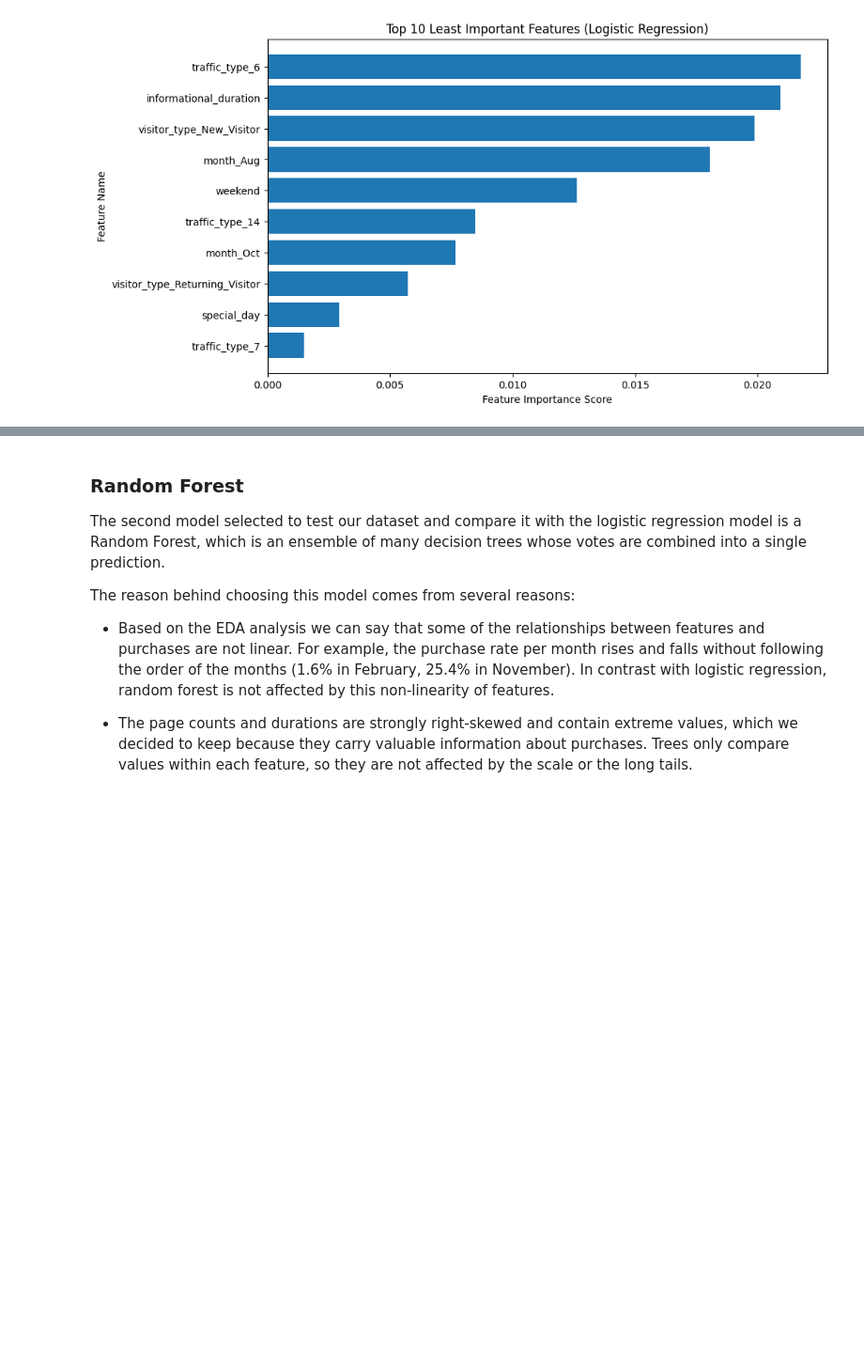
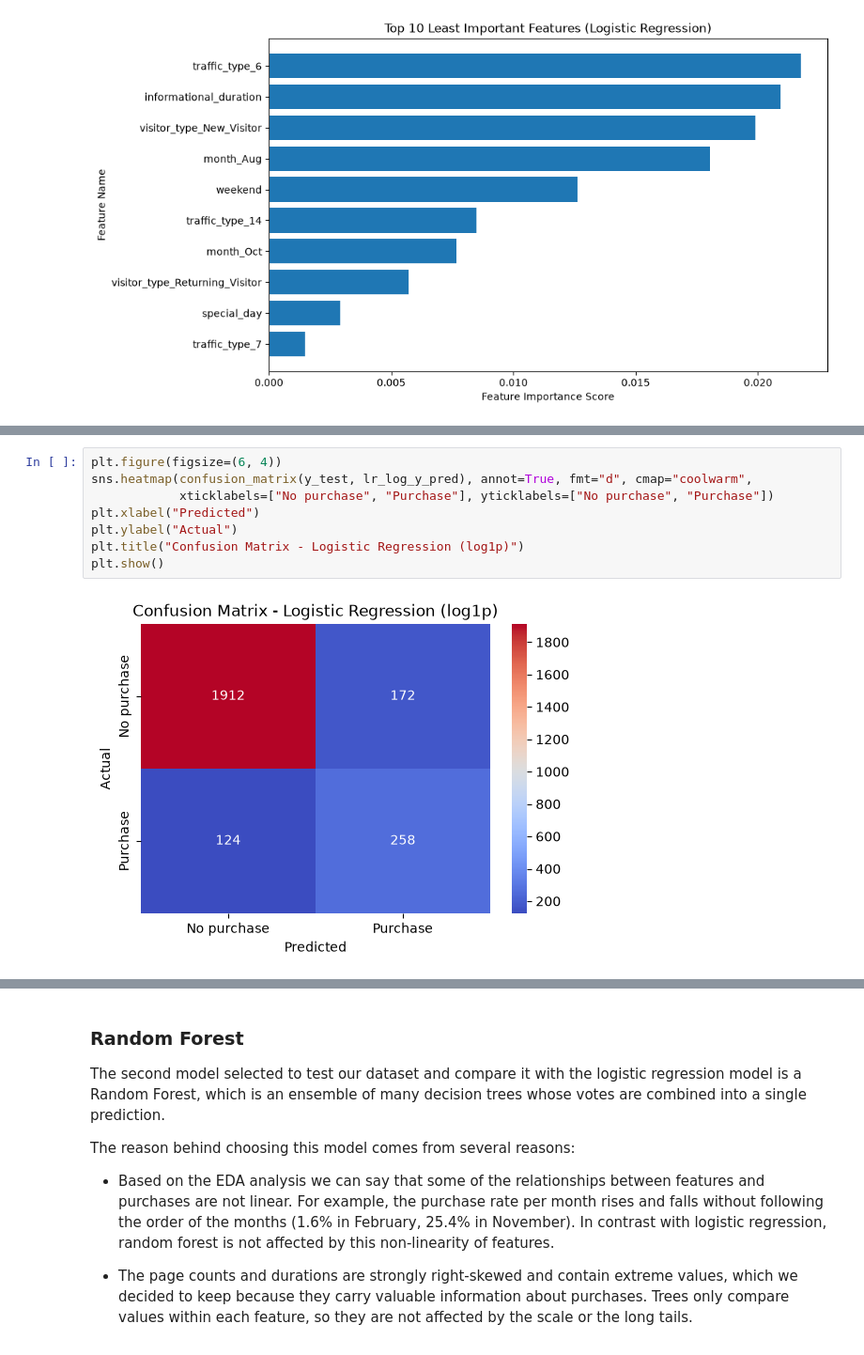
Before and after one commit to tginting-star/RLML_ecommerce_project, a Jupyter notebook: Project/Project code.ipynb, the cells around one changed output, grey strips where cells are left out. Shown at 94% size. Drawn from its saved outputs; the diff is of its cells as text; blank space fills up the shorter version.

```diff
--- a/Project/Project code.ipynb
+++ b/Project/Project code.ipynb
@@ -896,0 +964,10 @@ The final logistic regression (SMOTE, `C = 100`) reaches an F1 of 0.63 in cross-
+# %%
+plt.figure(figsize=(6, 4))
+sns.heatmap(confusion_matrix(y_test, lr_log_y_pred), annot=True, fmt="d", cmap="coolwarm",
+            xticklabels=["No purchase", "Purchase"], yticklabels=["No purchase", "Purchase"])
+plt.xlabel("Predicted")
+plt.ylabel("Actual")
+plt.title("Confusion Matrix - Logistic Regression (log1p)")
+plt.show()
+# %% [output]
+[figure, added]
```
Also changed, not shown: parts of 73 cells of this notebook, 1 other file.
